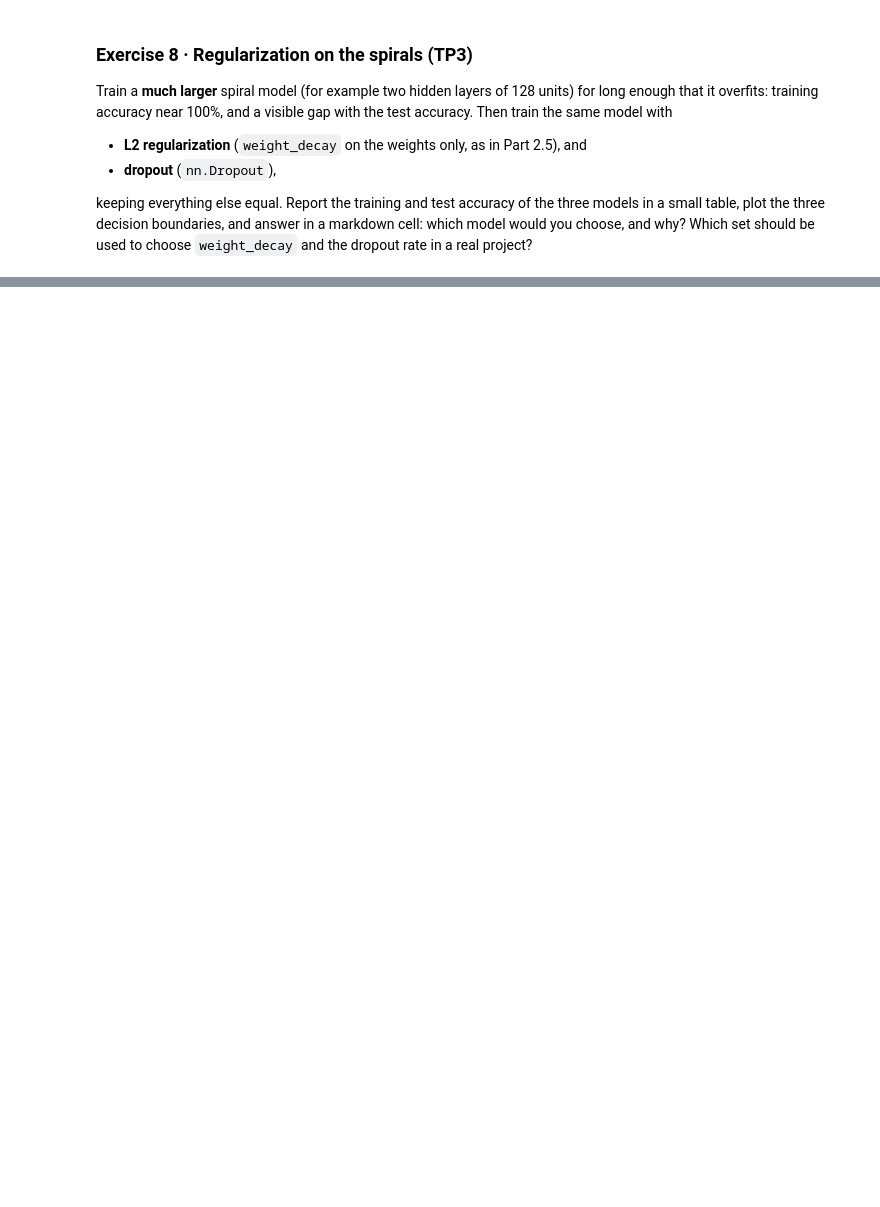
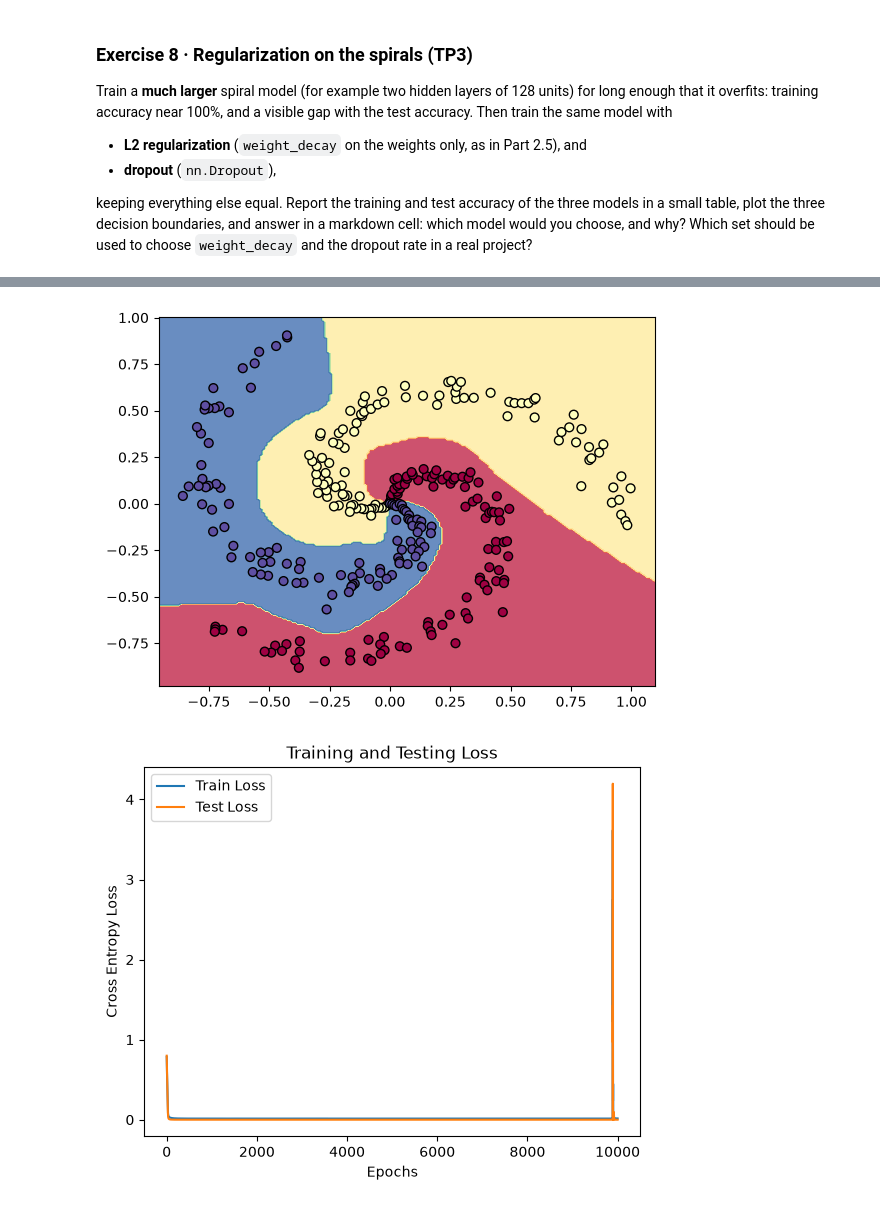
Before and after one commit to Radayou07/TP-AI, a Jupyter notebook: TP3_Initialization_Regularization.ipynb, the cells around one changed output, grey strips where cells are left out. Saved outputs shown, nothing was run; the diff lists cells and outputs as text; code cells hidden in the pictures; blank space fills up the shorter version.

```diff
--- a/TP3_Initialization_Regularization.ipynb
+++ b/TP3_Initialization_Regularization.ipynb
@@ -969,3 +1172,14 @@ Train a **much larger** spiral model (for example two hidden layers of 128 units
 - **dropout** (`nn.Dropout`),
 
 keeping everything else equal. Report the training and test accuracy of the three models in a small table, plot the three decision boundaries, and answer in a markdown cell: which model would you choose, and why? Which set should be used to choose `weight_decay` and the dropout rate in a real project?
+# %%
+# Exercise 8
+# Baseline model
+model = Model_spirals(2, 3, 0.0, 128, 128).to(device)
+loss_fn = nn.CrossEntropyLoss()
+optimizer = torch.optim.Adam(model.parameters(), lr=1e-2)
+
+train_losses, test_losses = train_and_test(10000, model, loss_fn, optimizer, X_train, y_train, X_test, y_test, 100)
+plot_decision_boundary(model, X, y)
+loss_graph(train_losses, test_losses)
+# %% [output]
@@ -972 +1203,3 @@ keeping everything else equal. Report the training and test accuracy of the thre
+[figure, added]
+[figure, added]
 # %%
```
Also changed, not shown: parts of 13 cells of this notebook.
